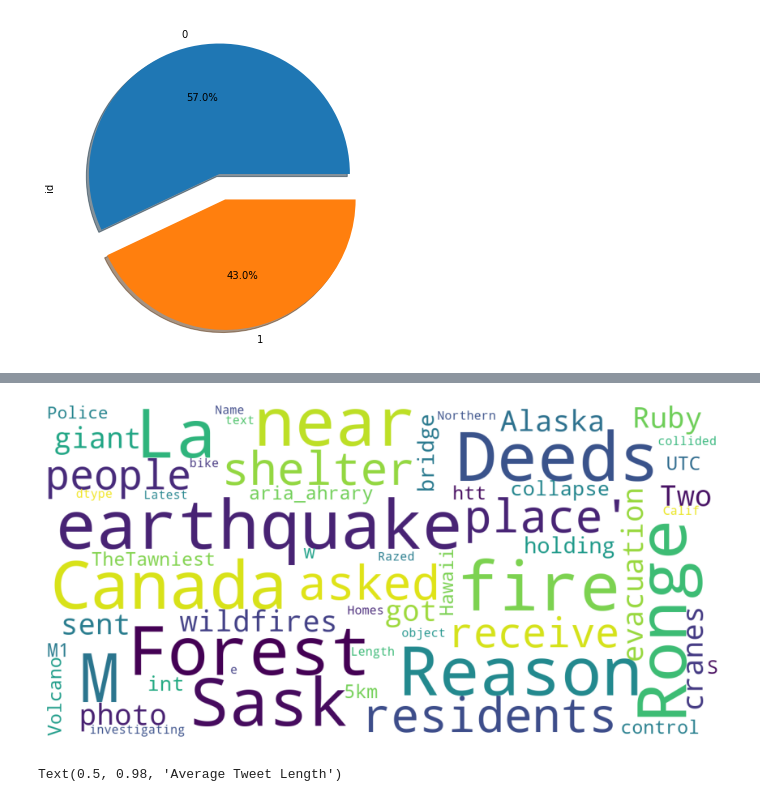
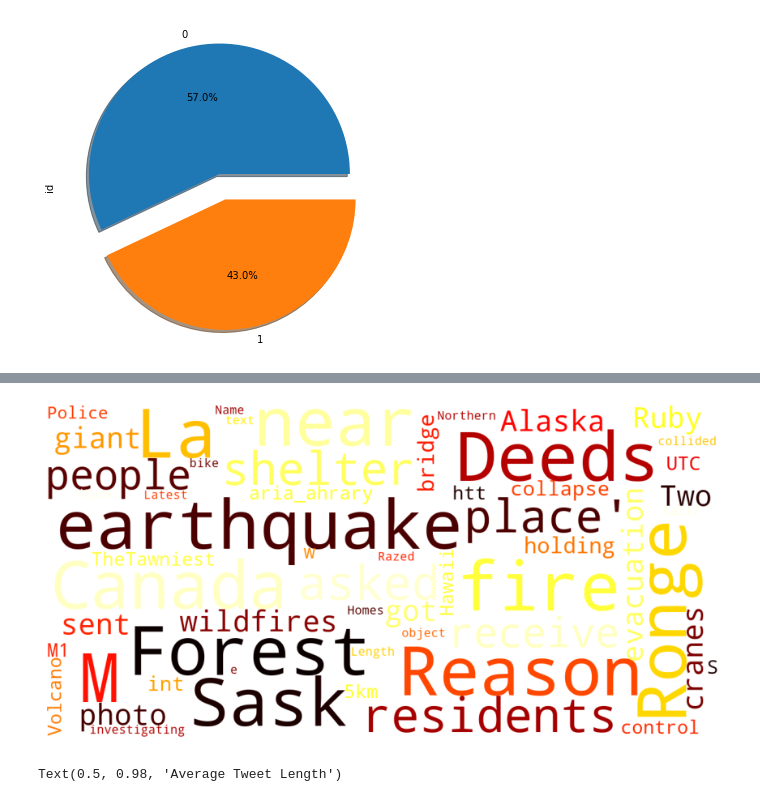
Before and after one commit to twhipple/Disaster_Tweets_NLP, a Jupyter notebook: Disaster_Tweets_Notebook_Again.ipynb, the cells around one changed output, grey strips where cells are left out. Drawn from its saved outputs; the diff is of its cells as text; code cells hidden in the pictures.

```diff
--- a/Disaster_Tweets_Notebook_Again.ipynb
+++ b/Disaster_Tweets_Notebook_Again.ipynb
@@ -245,30 +225,31 @@ Note: you may need to restart the kernel to use updated packages.
 # %%
 from wordcloud import WordCloud, STOPWORDS
 
 stopwords = set(STOPWORDS)
 
 def show_wordcloud(data, title = None):
     wordcloud = WordCloud(
         background_color='white',
         stopwords=stopwords,
-        max_words=200,
         max_font_size=40,
+        max_words=150,
+        colormap='hot',
         scale=3,
         random_state=1
     ).generate(str(data))
 
     fig = plt.figure(1, figsize=(15, 15))
     plt.axis('off')
     if title:
         fig.suptitle(title, fontsize=20)
         fig.subplots_adjust(top=2.3)
 
     plt.imshow(wordcloud)
     plt.show()
 
 show_wordcloud(train['text'])
 # %% [output]
-[figure, old version]
+[figure, new version]
 # %%
 import seaborn as sns
 
```
Also changed, not shown: parts of 74 cells of this notebook, 6 other files.
